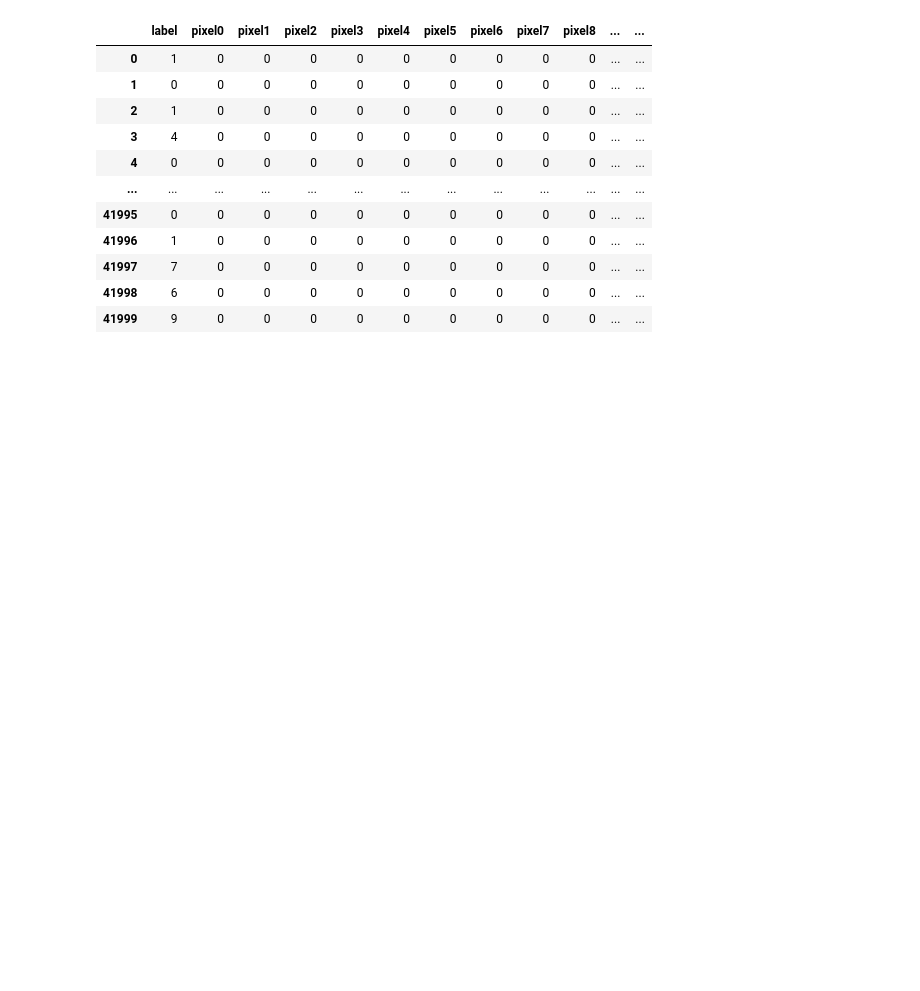
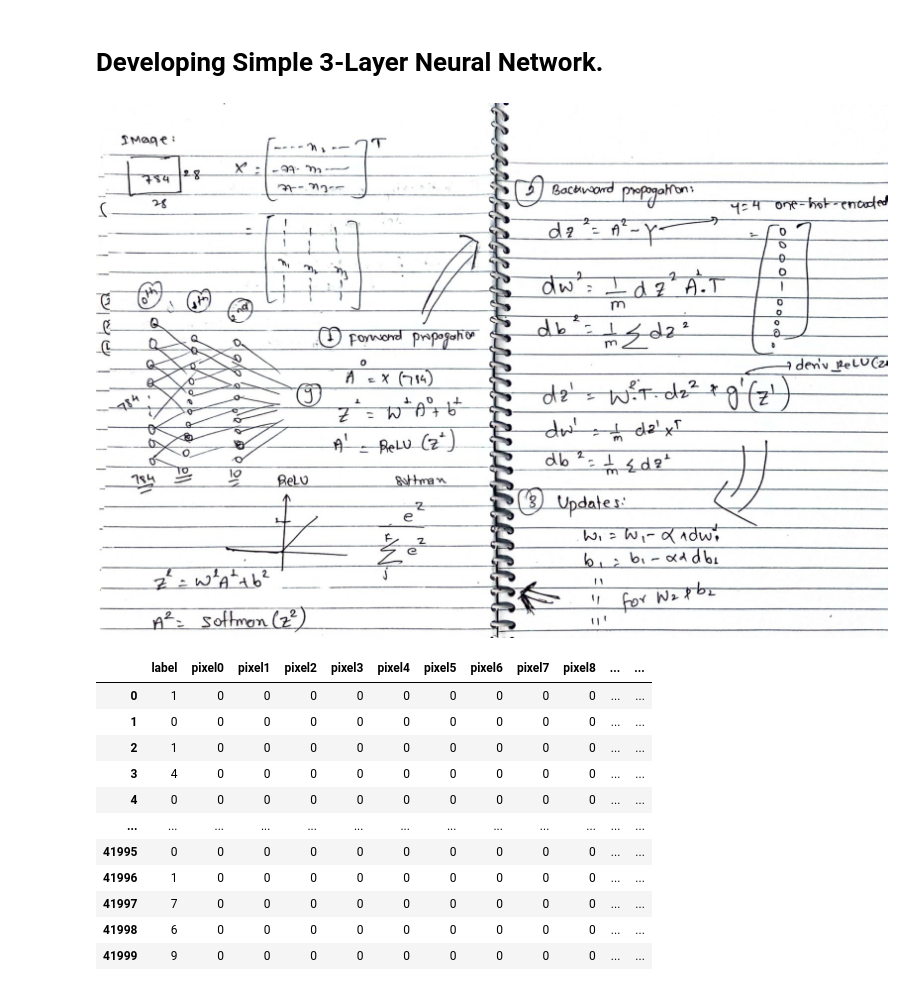
Before and after one commit to KhatiwadaPrajwal056/Neural-Network-Scratch, a Jupyter notebook: neuralnet.ipynb, the cells around one changed output. Saved outputs shown, nothing was run; the diff lists cells and outputs as text; code cells hidden in the pictures; blank space fills up the shorter version.

Commit message:
neural nets

```diff
--- a/neuralnet.ipynb
+++ b/neuralnet.ipynb
@@ -1,3 +1,10 @@
+# %% [markdown]
+# Developing Simple 3-Layer Neural Network.
+# %%
+from PIL import Image
+Image.open("neural.jpg")
+# %% [output]
+[figure, added]
 # %%
 import numpy as np
 import pandas as pd
```
Also changed, not shown: 1 other file.
